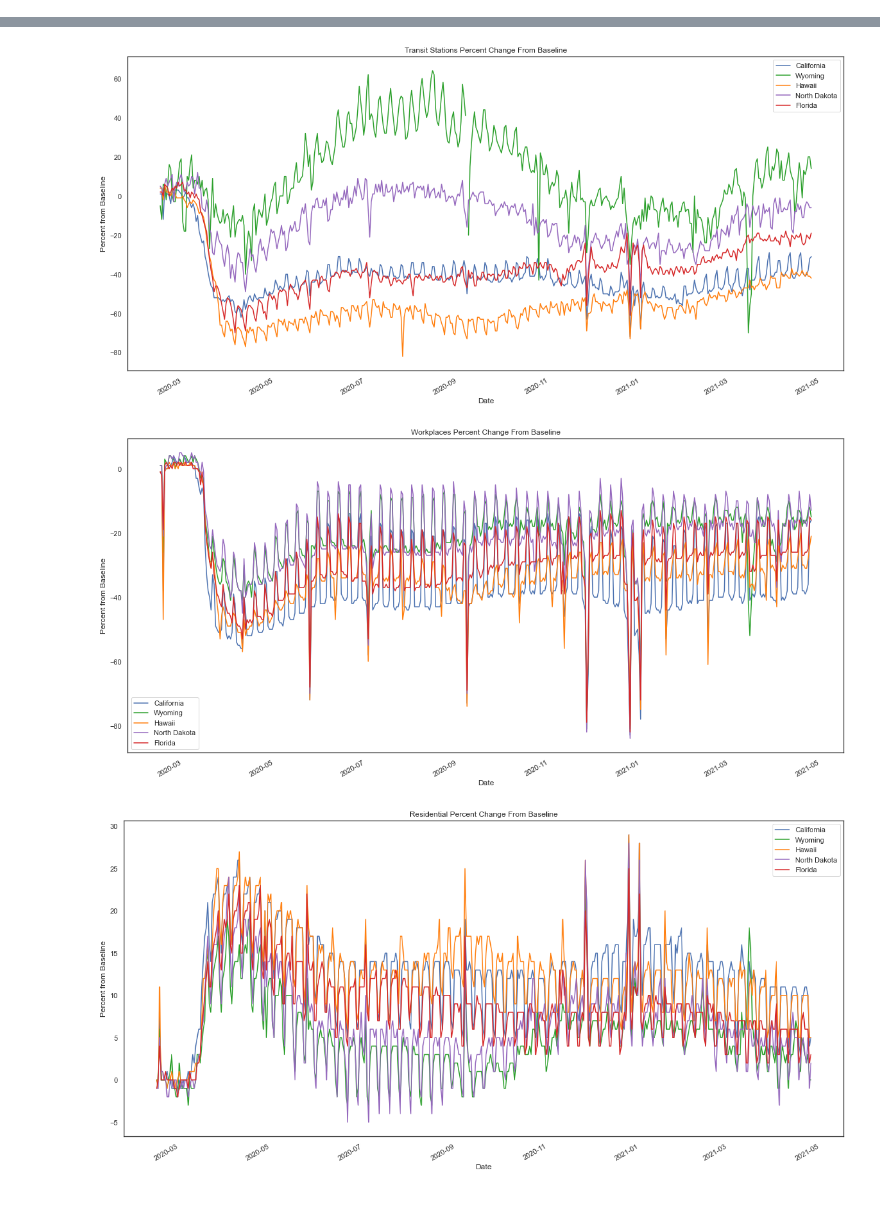
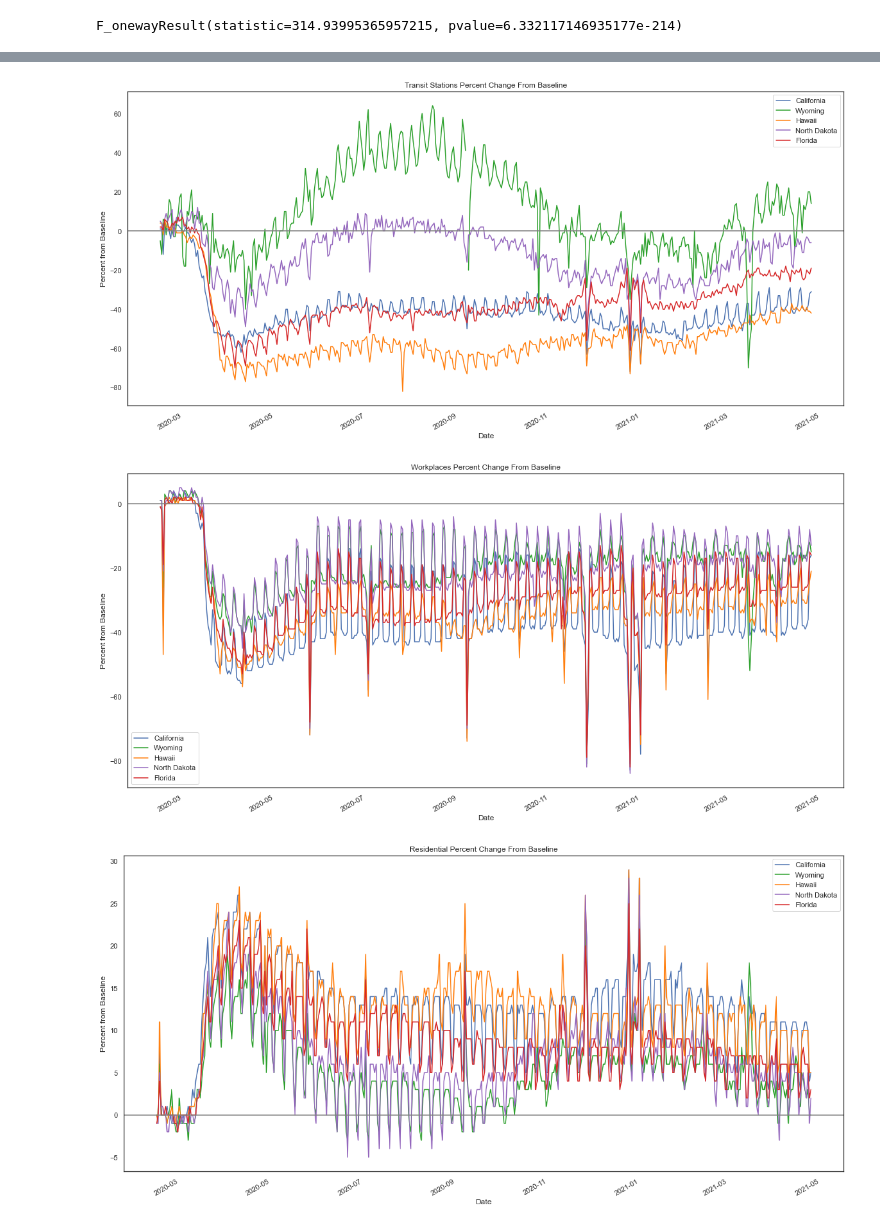
Before and after one commit to Munseaux/Pandemic-Movement, a Jupyter notebook: graphs.ipynb, the cells around one changed output, grey strips where cells are left out. Drawn from its saved outputs; the diff is of its cells as text; code cells hidden in the pictures.

Commit message:
updated graphs

```diff
--- a/graphs.ipynb
+++ b/graphs.ipynb
@@ -120,9 +145,16 @@ state_names = ["Alaska", "Alabama", "Arkansas", "Arizona", "California", "Colora
 # %%
 #TODO do an ANOVA and also get some line graphs for significant states. also get a multiline graph for each of the columns. Talk about what is interesting about those graphs. why did we make them etc.
 
-#TODO lit review.
+#make state dataframes
+cali_df = places_df[(places_df['sub_region_1'] == 'California') & (places_df['sub_region_2'].isnull())]
+wyoming_df = places_df[(places_df['sub_region_1'] == 'Wyoming') & (places_df['sub_region_2'].isnull())]
+hawaii_df = places_df[(places_df['sub_region_1'] == 'Hawaii') & (places_df['sub_region_2'].isnull())]
+dakota_df = places_df[(places_df['sub_region_1'] == 'North Dakota') & (places_df['sub_region_2'].isnull())]
+florida_df = places_df[(places_df['sub_region_1'] == 'Florida') & (places_df['sub_region_2'].isnull())]
 
-#TODO bin rural and urban data with same population sizes. That would be cool.
+stats.f_oneway(cali_df['retail_and_recreation_percent_change_from_baseline'], wyoming_df['retail_and_recreation_percent_change_from_baseline'], hawaii_df['retail_and_recreation_percent_change_from_baseline'], dakota_df['retail_and_recreation_percent_change_from_baseline'] , florida_df['retail_and_recreation_percent_change_from_baseline'])
+# %% [output]
+F_onewayResult(statistic=314.93995365957215, pvalue=6.332117146935177e-214)
 # %%
 date2 = pd.to_datetime(places_df['date'], format="%Y/%m/%d")
 places_df['date'] = date2
@@ -145,13 +177,6 @@ def x_axis_dates(ax=None, fig=None):
             a.xaxis.set_major_formatter(fmt)
     fig.autofmt_xdate()
 
-#make state dataframes
-cali_df = places_df[(places_df['sub_region_1'] == 'California') & (places_df['sub_region_2'].isnull())]
-wyoming_df = places_df[(places_df['sub_region_1'] == 'Wyoming') & (places_df['sub_region_2'].isnull())]
-hawaii_df = places_df[(places_df['sub_region_1'] == 'Hawaii') & (places_df['sub_region_2'].isnull())]
-dakota_df = places_df[(places_df['sub_region_1'] == 'North Dakota') & (places_df['sub_region_2'].isnull())]
-florida_df = places_df[(places_df['sub_region_1'] == 'Florida') & (places_df['sub_region_2'].isnull())]
-
 
 #plotting interesting states against one another for all variables
 columns = ['retail_and_recreation_percent_change_from_baseline',
@@ -169,7 +194,7 @@ for column in columns:
     plt.plot(dakota_df['date'], dakota_df[column], color='tab:purple')
     plt.plot(florida_df['date'], florida_df[column], color='tab:red')
 
-    labels= ['California', 'Wyoming', 'Hawaii', 'North Dakota', 'Florida']
+    labels= ['California', 'Wyoming', 'Hawaii', 'North Dakota', 'Florida'] #change the order so this makes sense
     #format the new plot
     title = column.replace('_', ' ').title()  # formatting the column names so they are't super ugly graph names.
     plt.title(f'{title}')
@@ -179,6 +204,7 @@ for column in columns:
     plt.xticks(rotation=45)
     # show a legend on the plot
     plt.legend(labels=labels)
+    plt.axhline(y = 0, color = 'grey', linestyle = '-')
     x_axis_dates()
 
     plt.show()
@@ -189,6 +215,6 @@ for column in columns:
-[figure, old version]
+[figure, new version]
-[figure, old version]
+[figure, new version]
-[figure, old version]
+[figure, new version]
 # %%
 raw_states_df = places_df[places_df['sub_region_1'].notnull() & places_df['sub_region_2'].isnull()]
 
```
Also changed, not shown: parts of 8 cells of this notebook, 7 other files.
